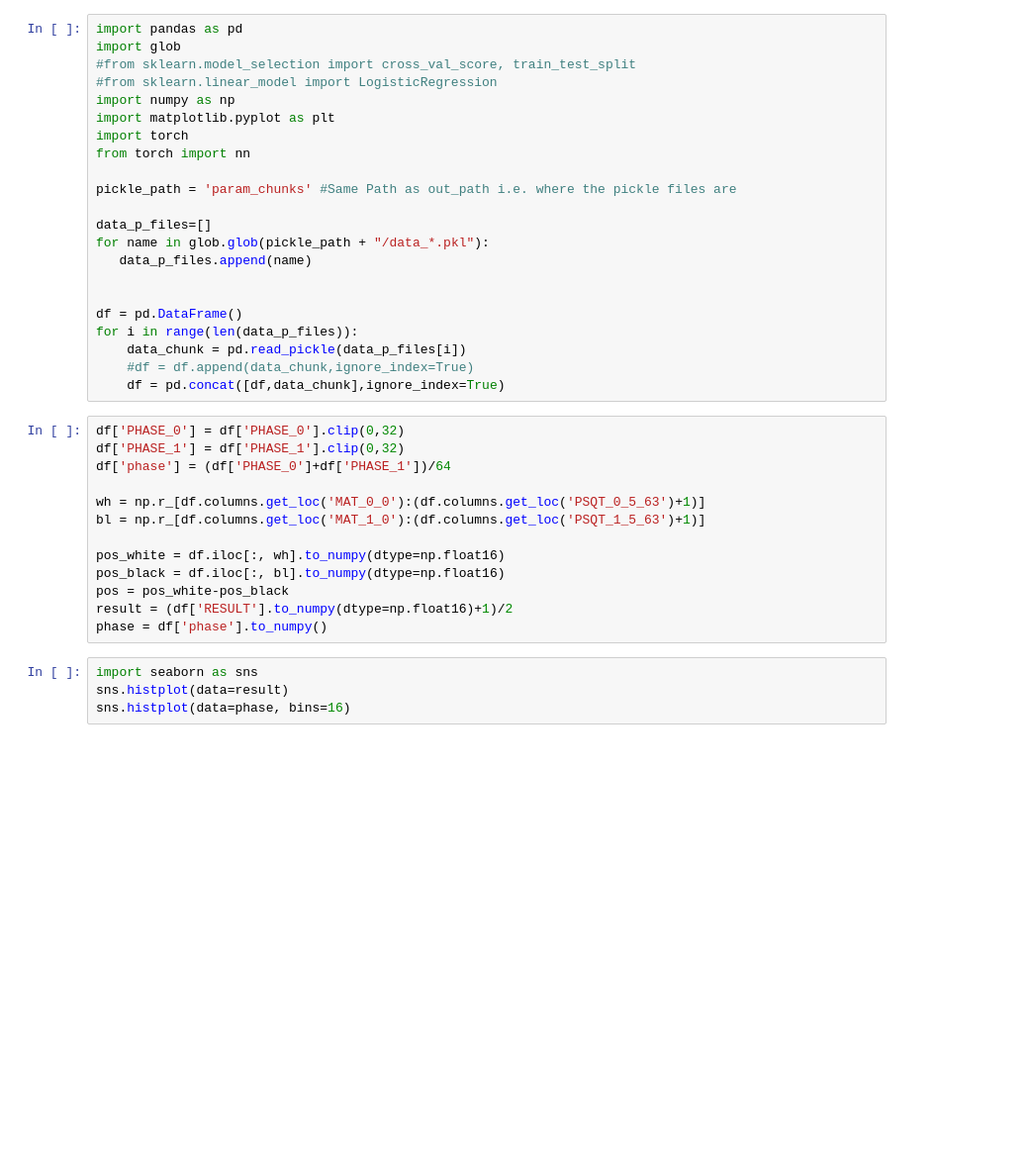
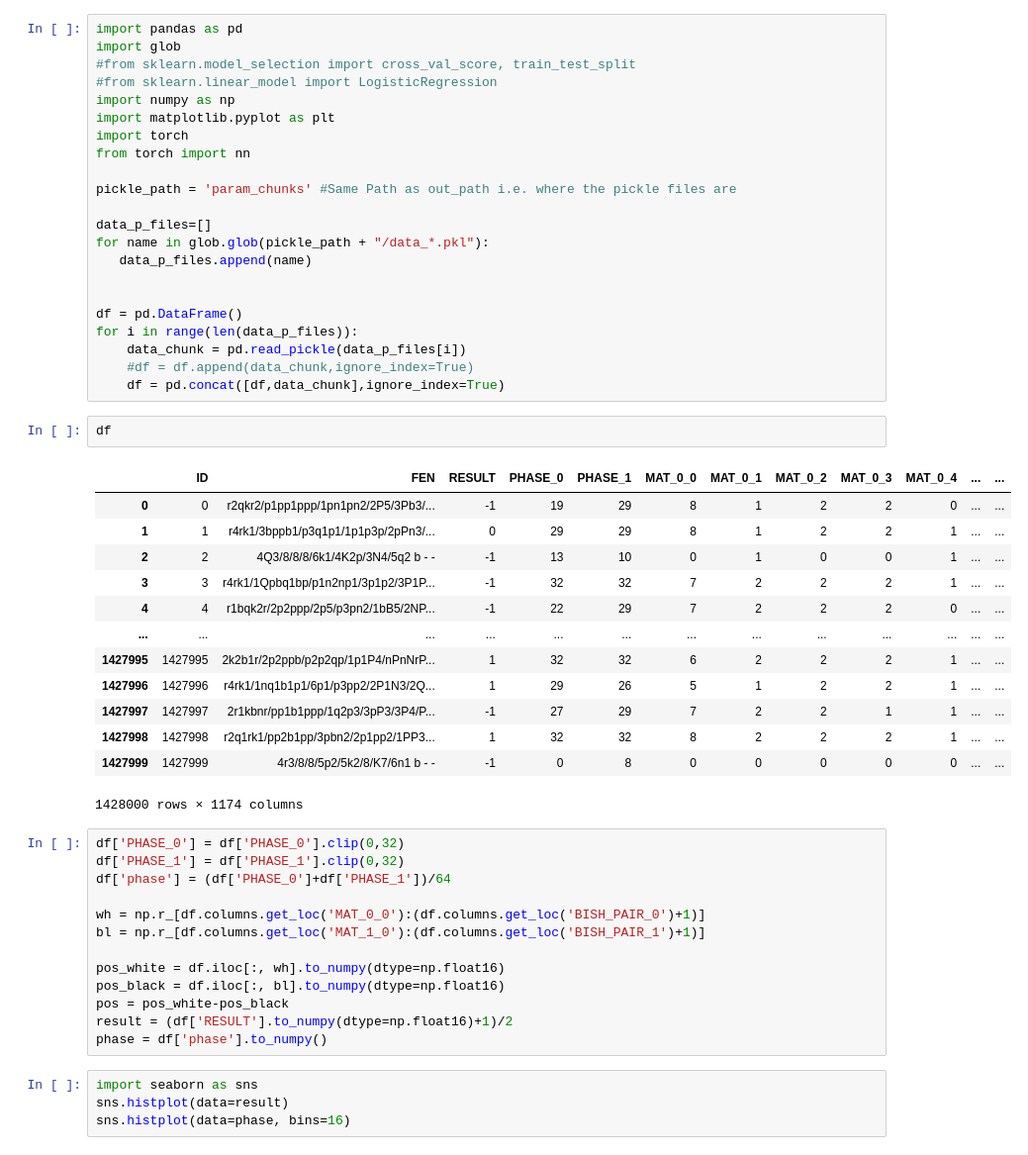
Before and after one commit to jabolcni/Lambergar, a Jupyter notebook: tuner/tune_parameters.ipynb, the cells around one changed output. Shown at 99% size. Saved outputs shown, nothing was run; the diff lists cells and outputs as text; blank space fills up the shorter version.

```diff
--- a/tuner/tune_parameters.ipynb
+++ b/tuner/tune_parameters.ipynb
@@ -20,13 +20,29 @@ for i in range(len(data_p_files)):
     data_chunk = pd.read_pickle(data_p_files[i])
     #df = df.append(data_chunk,ignore_index=True)
     df = pd.concat([df,data_chunk],ignore_index=True)
+# %%
+df
+# %% [output]
+|  | ID | FEN | RESULT | PHASE_0 | PHASE_1 | MAT_0_0 | MAT_0_1 | MAT_0_2 | MAT_0_3 | MAT_0_4 | ... | ... |
+| 0 | 0 | r2qkr2/p1pp1ppp/1pn1pn2/2P5/3Pb3/... | -1 | 19 | 29 | 8 | 1 | 2 | 2 | 0 | ... | ... |
+| 1 | 1 | r4rk1/3bppb1/p3q1p1/1p1p3p/2pPn3/... | 0 | 29 | 29 | 8 | 1 | 2 | 2 | 1 | ... | ... |
+| 2 | 2 | 4Q3/8/8/8/6k1/4K2p/3N4/5q2 b - - | -1 | 13 | 10 | 0 | 1 | 0 | 0 | 1 | ... | ... |
+| 3 | 3 | r4rk1/1Qpbq1bp/p1n2np1/3p1p2/3P1P... | -1 | 32 | 32 | 7 | 2 | 2 | 2 | 1 | ... | ... |
+| 4 | 4 | r1bqk2r/2p2ppp/2p5/p3pn2/1bB5/2NP... | -1 | 22 | 29 | 7 | 2 | 2 | 2 | 0 | ... | ... |
+| ... | ... | ... | ... | ... | ... | ... | ... | ... | ... | ... | ... | ... |
+| 1427995 | 1427995 | 2k2b1r/2p2ppb/p2p2qp/1p1P4/nPnNrP... | 1 | 32 | 32 | 6 | 2 | 2 | 2 | 1 | ... | ... |
+| 1427996 | 1427996 | r4rk1/1nq1b1p1/6p1/p3pp2/2P1N3/2Q... | 1 | 29 | 26 | 5 | 1 | 2 | 2 | 1 | ... | ... |
+| 1427997 | 1427997 | 2r1kbnr/pp1b1ppp/1q2p3/3pP3/3P4/P... | -1 | 27 | 29 | 7 | 2 | 2 | 1 | 1 | ... | ... |
+| 1427998 | 1427998 | r2q1rk1/pp2b1pp/3pbn2/2p1pp2/1PP3... | 1 | 32 | 32 | 8 | 2 | 2 | 2 | 1 | ... | ... |
+| 1427999 | 1427999 | 4r3/8/8/5p2/5k2/8/K7/6n1 b - - | -1 | 0 | 8 | 0 | 0 | 0 | 0 | 0 | ... | ... |
+1428000 rows × 1174 columns
 # %%
 df['PHASE_0'] = df['PHASE_0'].clip(0,32)
 df['PHASE_1'] = df['PHASE_1'].clip(0,32)
 df['phase'] = (df['PHASE_0']+df['PHASE_1'])/64
 
-wh = np.r_[df.columns.get_loc('MAT_0_0'):(df.columns.get_loc('PSQT_0_5_63')+1)]
-bl = np.r_[df.columns.get_loc('MAT_1_0'):(df.columns.get_loc('PSQT_1_5_63')+1)]
+wh = np.r_[df.columns.get_loc('MAT_0_0'):(df.columns.get_loc('BISH_PAIR_0')+1)]
+bl = np.r_[df.columns.get_loc('MAT_1_0'):(df.columns.get_loc('BISH_PAIR_1')+1)]
 
 pos_white = df.iloc[:, wh].to_numpy(dtype=np.float16)
 pos_black = df.iloc[:, bl].to_numpy(dtype=np.float16)
```
Also changed, not shown: parts of 7 cells of this notebook, 14 other files.
